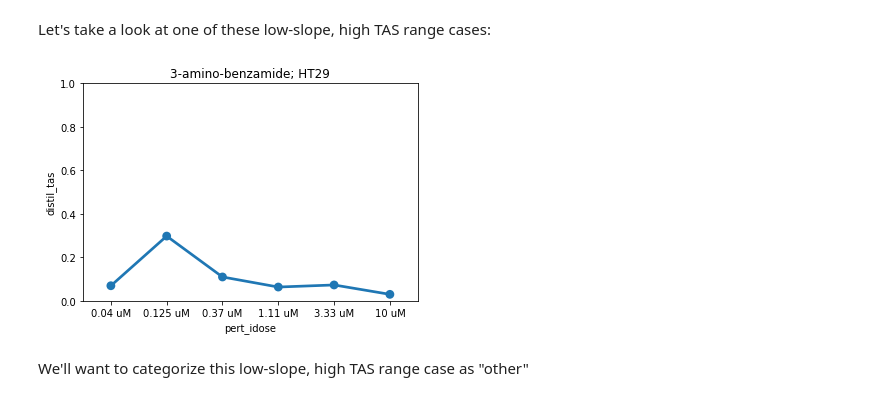
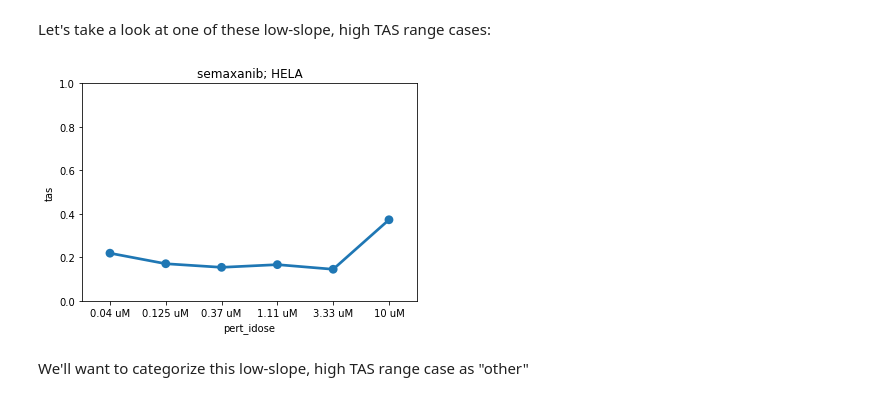
Before and after one commit to cmap/lincs-workshop-2020, a Jupyter notebook: notebooks/gene_expression/Exercise_2_Compound_dose_response.ipynb, the cells around one changed output. Drawn from its saved outputs; the diff is of its cells as text; code cells hidden in the pictures.

Commit message:
finishing dose analysis

```diff
--- a/notebooks/gene_expression/Exercise_2_Compound_dose_response.ipynb
+++ b/notebooks/gene_expression/Exercise_2_Compound_dose_response.ipynb
@@ -596,20 +596,20 @@ cp_cell_metrics[(cp_cell_metrics["lm_slope"] < 0.02) &
 # %% [markdown]
 Let's take a look at one of these low-slope, high TAS range cases:
 # %%
-cp = "3-amino-benzamide"
-cell = "HT29"
-cp_cell_subset = siginfo[(siginfo["pert_iname"] == cp) &
-                         (siginfo["cell_id"] == cell)].dropna(subset=["distil_tas"])
+cp = "semaxanib"
+cell = "HELA"
+cp_cell_subset = siginfo[(siginfo["cmap_name"] == cp) &
+                         (siginfo["cell_iname"] == cell)].dropna(subset=["tas"])
 
 # f, ax = plt.subplots(figsize=(10,7))
 sns.pointplot(x="pert_idose",
-            y="distil_tas",
+            y="tas",
             data=cp_cell_subset,
-            order=dose_series);
+            order=allowed_doses);
 plt.title("{}; {}".format(cp,cell));
 plt.ylim(0,1);
 # %% [output]
-[figure, old version]
+[figure, new version]
 # %% [markdown]
 We'll want to categorize this low-slope, high TAS range case as "other"
 # %% [markdown]
```
Also changed, not shown: parts of 8 cells of this notebook.
